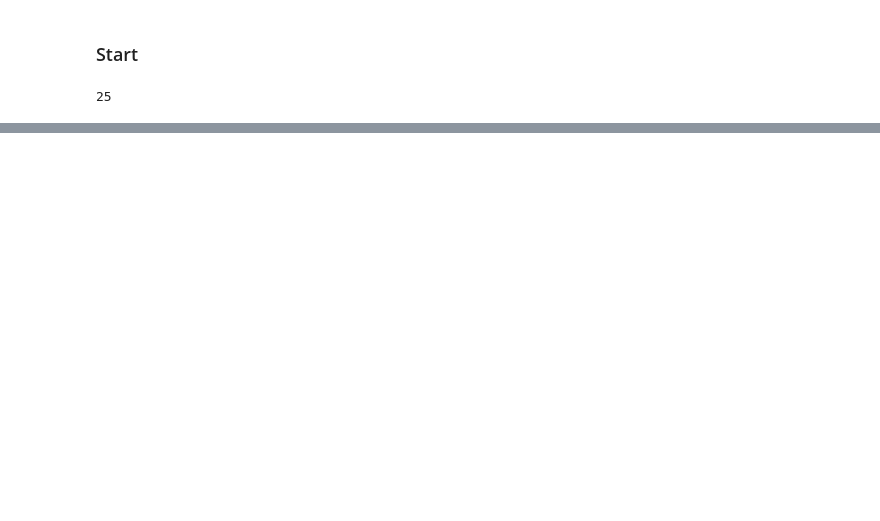
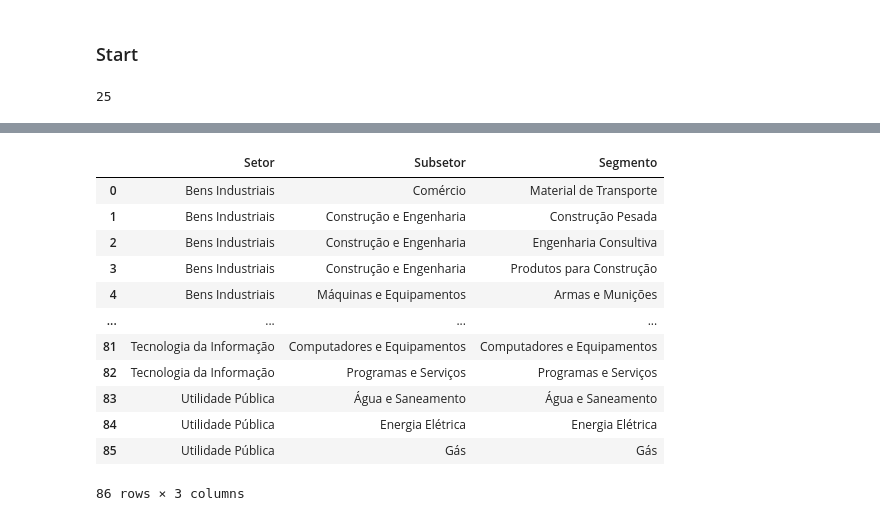
Before and after one commit to faustostangler/FLY_OLD, a Jupyter notebook: playground.ipynb, the cells around one changed output, grey strips where cells are left out. Cells and saved outputs as stored; diff of their text form; code cells hidden in the pictures; blank space fills up the shorter version.

```diff
--- a/playground.ipynb
+++ b/playground.ipynb
@@ -1580,0 +1444,33 @@ all_data
+# %%
+url = 'https://sistemaswebb3-listados.b3.com.br/listedCompaniesProxy/CompanyCall/GetIndustryClassification/eyJsYW5ndWFnZSI6InB0LWJyIn0='
+industry_data = scraper.get(url)
+dados = industry_data.json()  # ou json.loads(res2.text)
+# Expandir para DataFrame
+rows = []
+for setor in dados:
+    nome_setor = setor["sector"]
+    for subsetor in setor.get("subSectors", []):
+        nome_subsetor = subsetor["describle"]
+        for segmento in subsetor.get("segment", []):
+            rows.append({
+                "Setor": nome_setor,
+                "Subsetor": nome_subsetor,
+                "Segmento": segmento
+            })
+
+sss = pd.DataFrame(rows)
+sss
+# %% [output]
+|  | Setor | Subsetor | Segmento |
+| 0 | Bens Industriais | Comércio | Material de Transporte |
+| 1 | Bens Industriais | Construção e Engenharia | Construção Pesada |
+| 2 | Bens Industriais | Construção e Engenharia | Engenharia Consultiva |
+| 3 | Bens Industriais | Construção e Engenharia | Produtos para Construção |
+| 4 | Bens Industriais | Máquinas e Equipamentos | Armas e Munições |
+| ... | ... | ... | ... |
+| 81 | Tecnologia da Informação | Computadores e Equipamentos | Computadores e Equipamentos |
+| 82 | Tecnologia da Informação | Programas e Serviços | Programas e Serviços |
+| 83 | Utilidade Pública | Água e Saneamento | Água e Saneamento |
+| 84 | Utilidade Pública | Energia Elétrica | Energia Elétrica |
+| 85 | Utilidade Pública | Gás | Gás |
+86 rows × 3 columns
```
Also changed, not shown: parts of 19 cells of this notebook.
